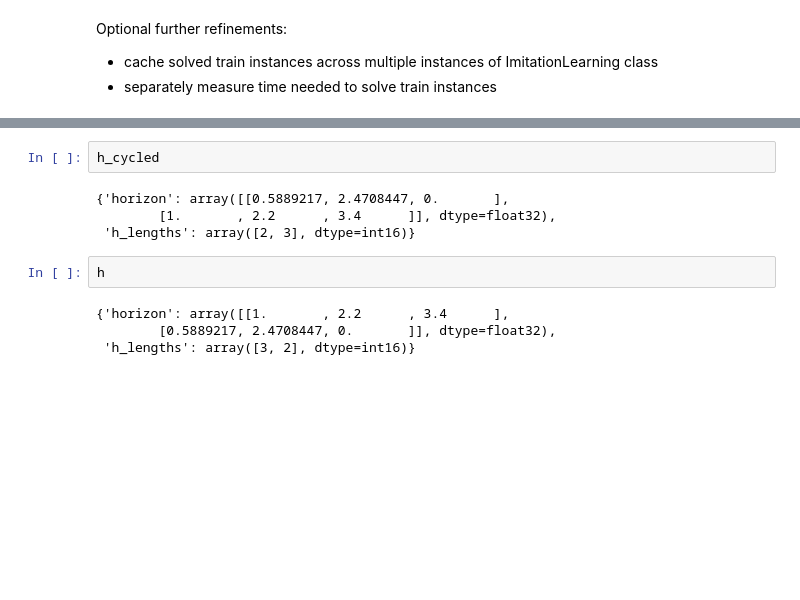
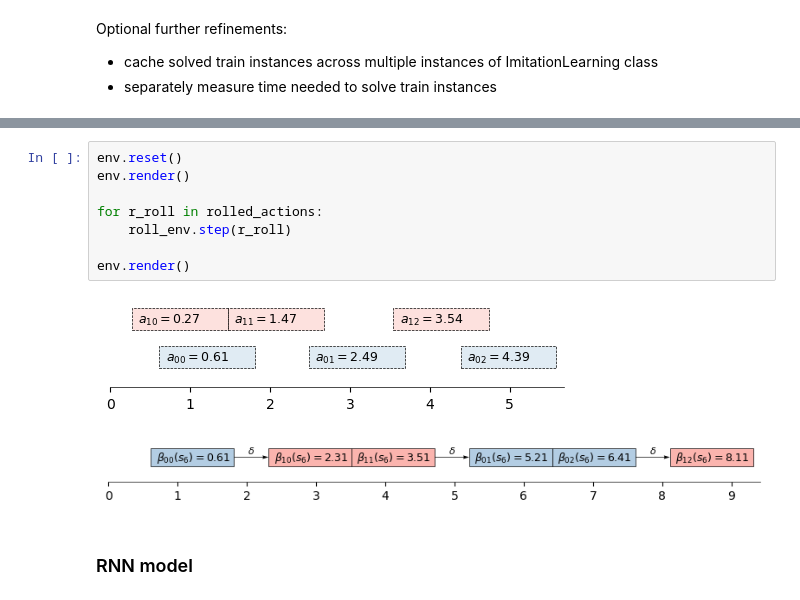
Before and after one commit to jeroenvanriel/traffic-scheduling, a Jupyter notebook: single/imitation.ipynb, the cells around one changed output, grey strips where cells are left out. Cells and saved outputs as stored; diff of their text form; blank space fills up the shorter version.

```diff
--- a/single/imitation.ipynb
+++ b/single/imitation.ipynb
@@ -165,12 +273,13 @@ render(h, h_cycled)
-# %%
-h_cycled
-# %% [output]
-{'horizon': array([[0.5889217, 2.4708447, 0.       ],
-        [1.       , 2.2      , 3.4      ]], dtype=float32),
- 'h_lengths': array([2, 3], dtype=int16)}
-# %%
-h
-# %% [output]
-{'horizon': array([[1.       , 2.2      , 3.4      ],
-        [0.5889217, 2.4708447, 0.       ]], dtype=float32),
- 'h_lengths': array([3, 2], dtype=int16)}
+# %%
+env.reset()
+env.render()
+
+for r_roll in rolled_actions:
+    roll_env.step(r_roll)
+
+env.render()
+# %% [output]
+[figure, added]
+[figure, added]
+# %% [markdown]
+### RNN model
```
Also changed, not shown: parts of 15 cells of this notebook, 11 other files.
